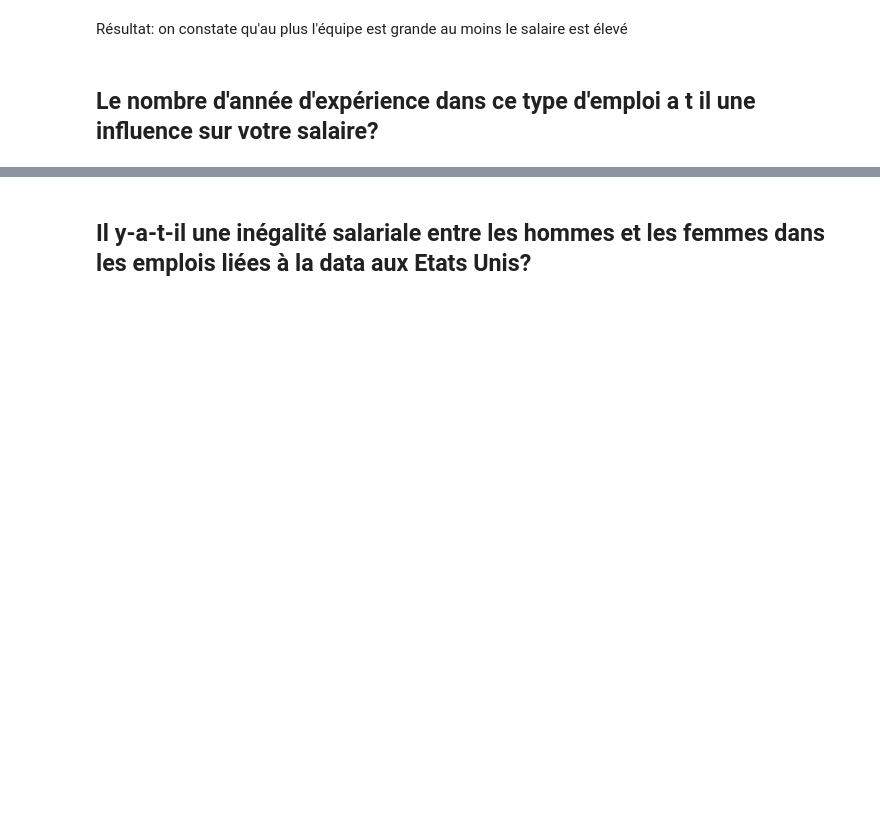
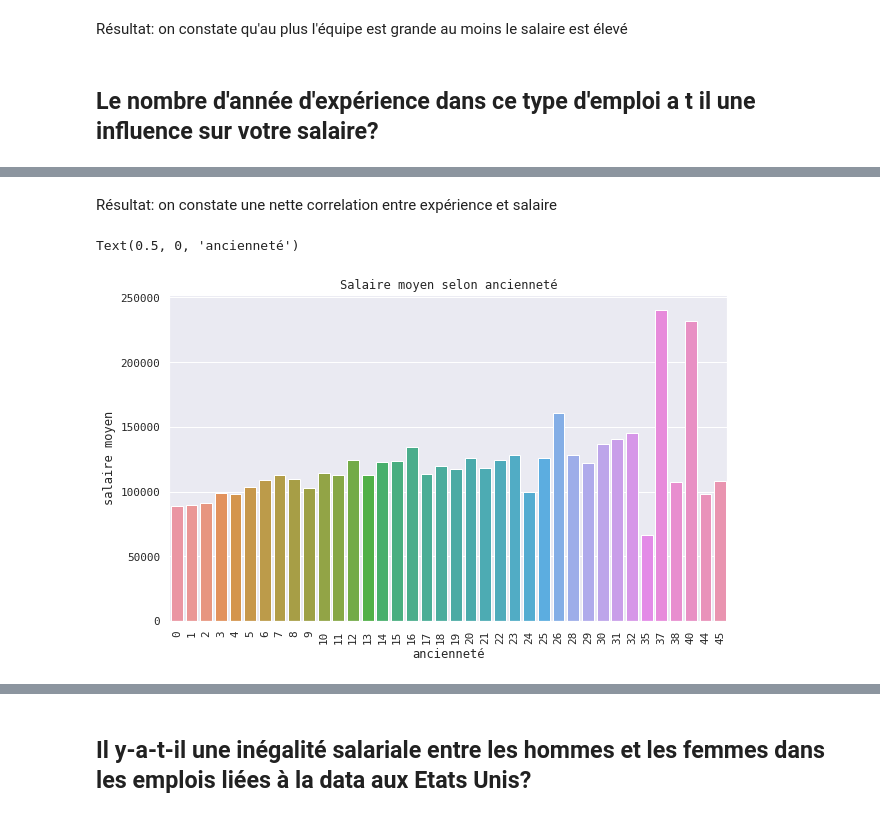
Before and after one commit to MarieDeSmedt/american-dream, a Jupyter notebook: notebook/data_visualization.ipynb, the cells around one changed output, grey strips where cells are left out. Drawn from its saved outputs; the diff is of its cells as text; code cells hidden in the pictures; blank space fills up the shorter version.

```diff
--- a/notebook/data_visualization.ipynb
+++ b/notebook/data_visualization.ipynb
@@ -132,0 +207,21 @@ Résultat: on constate une nette correlation entre expérience et salaire
+# %% [markdown]
+Résultat: on constate une nette correlation entre expérience et salaire
+# %%
+# Set the width and height of the figure
+plt.figure(figsize=(10,6))
+
+# Add title
+plt.title("Salaire moyen selon ancienneté")
+
+# Bar chart showing average
+df_mean =df[['SalaryUSD','YearsWithThisTypeOfJob']].groupby(['YearsWithThisTypeOfJob'], as_index=False).mean()
+sns.barplot(x=df_mean.YearsWithThisTypeOfJob, y=df_mean.SalaryUSD)
+
+
+# # Add label for vertical axis
+plt.xticks(rotation=90)
+plt.ylabel("salaire moyen")
+plt.xlabel("ancienneté")
+# %% [output]
+Text(0.5, 0, 'ancienneté')
+[figure, added]
```
Also changed, not shown: parts of 23 cells of this notebook, 1 other file.
